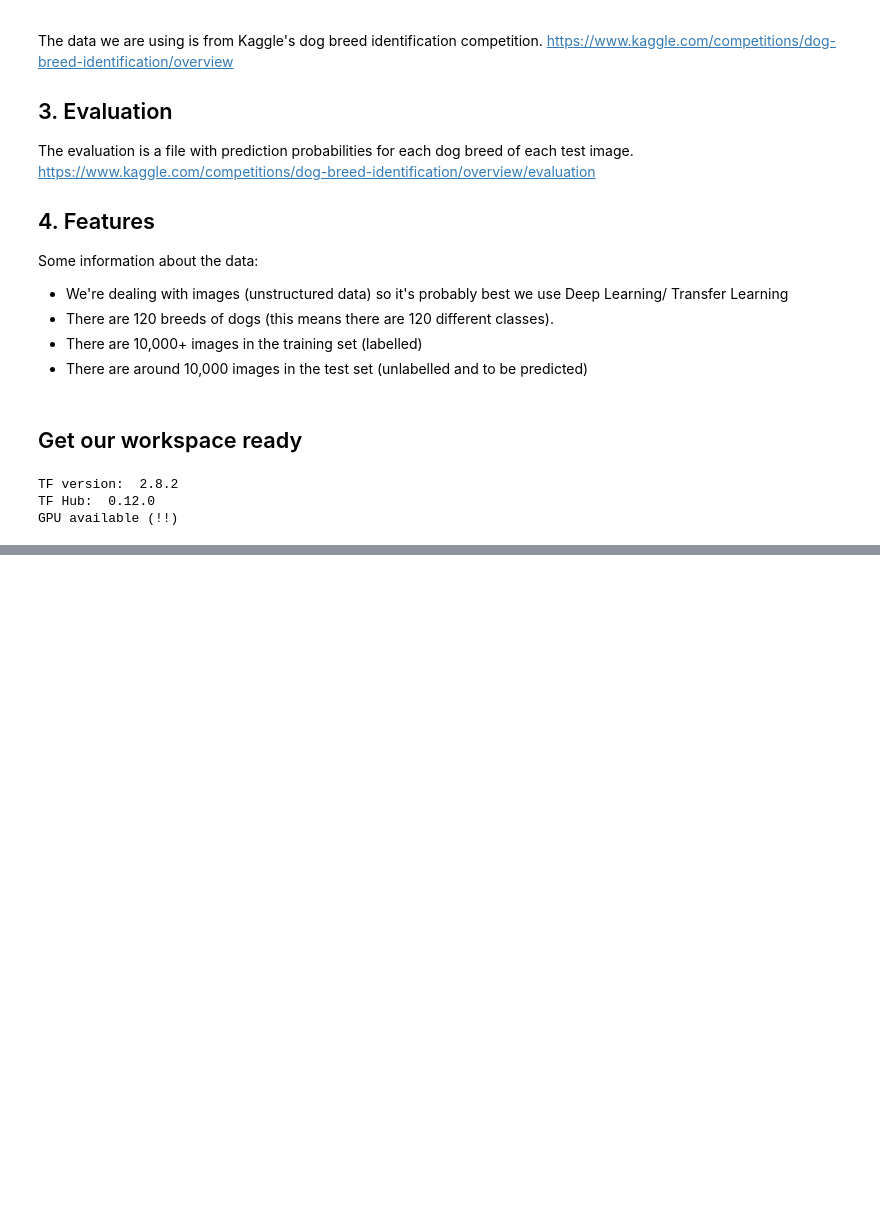
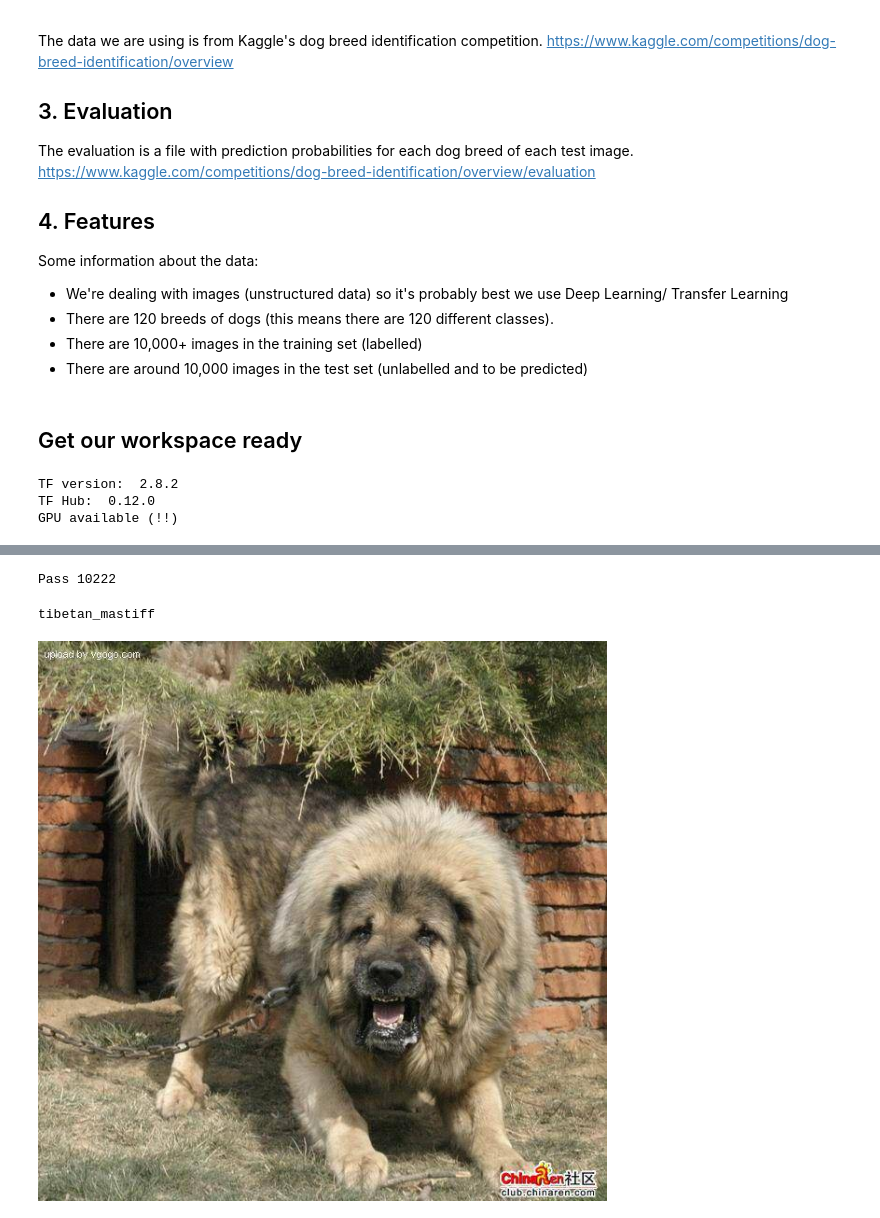
Before and after one commit to bassamadnan/deep-learning-dog-breed-classification, a Jupyter notebook: dog_breed_identification.ipynb, the cells around one changed output, grey strips where cells are left out. Drawn from its saved outputs; the diff is of its cells as text; code cells hidden in the pictures; blank space fills up the shorter version.

```diff
--- a/dog_breed_identification.ipynb
+++ b/dog_breed_identification.ipynb
@@ -41,0 +79,4 @@ GPU available (!!)
+# %%
+filenames = ["/content/drive/MyDrive/Dog Vision/train/" + fname + ".jpg" for fname in labels_csv["id"]]
+
+filenames[:10]
@@ -41,0 +94,15 @@ GPU available (!!)
+# %%
+# Check whether number of files matches number of actual image files
+import os
+if len(os.listdir("/content/drive/MyDrive/Dog Vision/train")) == len(filenames):
+  print("Pass:", len(filenames))
+else:
+  print("Fail")
+# %% [output]
+Pass 10222
+# %%
+print(labels_csv["breed"][9000])
+Image(filenames[9000])
+# %% [output]
+tibetan_mastiff
+[figure, added]
```
Also changed, not shown: parts of 22 cells of this notebook.
